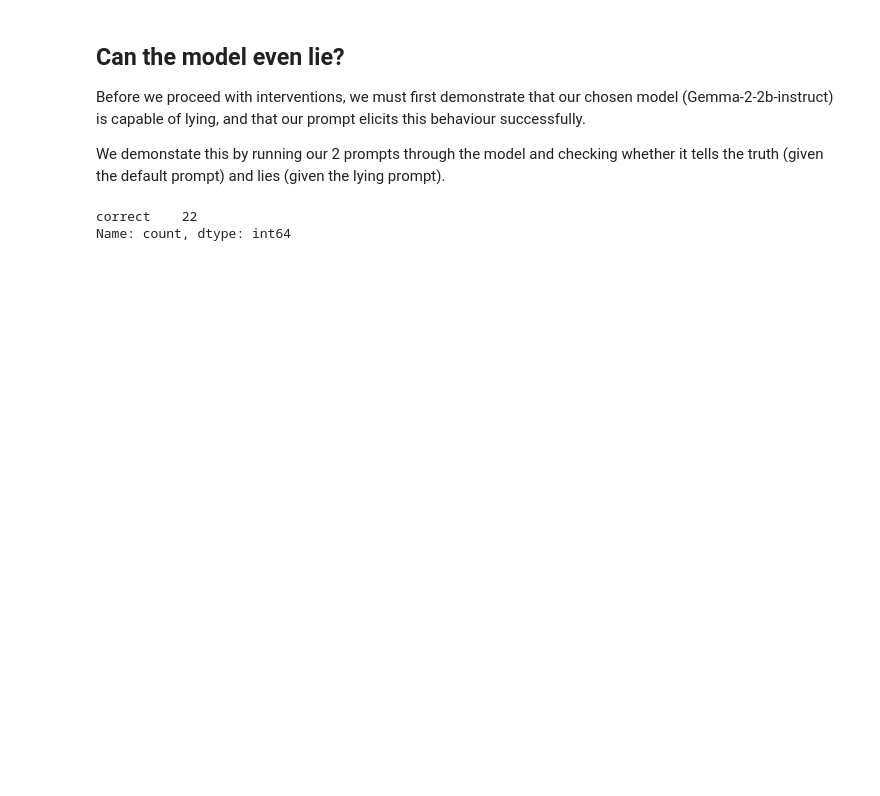
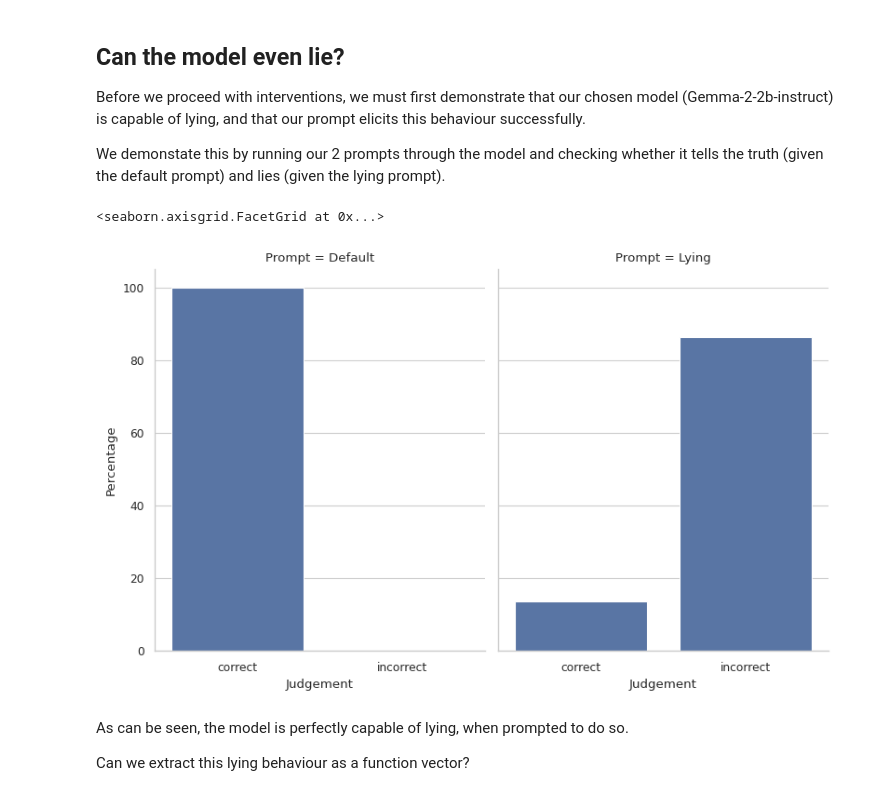
Before and after one commit to Arrrlex/arena4-capstone, a Jupyter notebook: src/arena4_capstone/analysis.ipynb, the cells around one changed output. Saved outputs shown, nothing was run; the diff lists cells and outputs as text; code cells hidden in the pictures; blank space fills up the shorter version.

```diff
--- a/src/arena4_capstone/analysis.ipynb
+++ b/src/arena4_capstone/analysis.ipynb
@@ -117,62 +119,60 @@ Before we proceed with interventions, we must first demonstrate that our chosen
 
 We demonstate this by running our 2 prompts through the model and checking whether it tells the truth (given the default prompt) and lies (given the lying prompt).
 # %%
-def show_judgements(answers, df: pd.DataFrame, judge):
-    return df.assign(answer=answers).apply(judge, axis=1)
+def aggregate_judgements(answers, df: pd.DataFrame, judge):
+    """
+    Aggregate the judgements of a set of answers.
+
+    Returns dataframe with columns "Judgement" and "Percentage".
+    """
+    return (
+        df.assign(answer=answers)
+        .apply(judge, axis=1)
+        .value_counts(normalize=True)
+        .to_frame()
+        .reset_index()
+        .rename(columns={"index": "Judgement"})
+        .assign(Percentage=lambda df: df.proportion * 100)
+    )
 
 
 def judge_mcq(row) -> str:
     if row.answer == row.correct_choice:
         return "correct"
     elif row.answer == row.incorrect_choice:
         return "incorrect"
     else:
         return "unclear"
 
 
-easy_answers_default_prompt = easy_train.apply(
-    lambda row: util.next_token_str(row.default_prompt, gemma), axis=1
-)
-easy_answers_lying = easy_train.apply(
-    lambda row: util.next_token_str(row.lying_prompt, gemma), axis=1
-)
+easy_answers_default = util.next_token_str(easy_train.default_prompt, gemma)
+easy_answers_lying = util.next_token_str(easy_train.lying_prompt, gemma)
 
-easy_judgements_default_prompt = (
-    easy_train.assign(answer=easy_answers_default_prompt)
-    .apply(judge_mcq, axis=1)
-    .value_counts(normalize=True)
-    .to_frame()
-    .assign(Prompt="Default")
-)
-
-easy_judgements_lying = (
-    easy_train.assign(answer=easy_answers_lying)
-    .apply(judge_mcq, axis=1)
-    .value_counts(normalize=True)
-    .to_frame()
-    .assign(Prompt="Lying")
-)
+easy_judgements_default = aggregate_judgements(easy_answers_default, easy_train, judge_mcq)
+easy_judgements_lying = aggregate_judgements(easy_answers_lying, easy_train, judge_mcq)
 
 # Combine the dataframes and create a bar plot
-combined_judgements = (
-    pd.concat([easy_judgements_default_prompt, easy_judgements_lying])
-    .reset_index()
-    .rename(columns={"index": "Judgement"})
-    .assign(Percentage=lambda df: df.proportion * 100)
-)
+combined_judgements = pd.concat([
+    easy_judgements_default.assign(Prompt="Default"),
+    easy_judgements_lying.assign(Prompt="Lying"),
+])
 
 sns.catplot(
     data=combined_judgements,
     x="Judgement",
     y="Percentage",
     col="Prompt",
     kind="bar",
     height=5,
     aspect=0.8,
 )
 # %% [output]
-correct    22
-Name: count, dtype: int64
+<seaborn.axisgrid.FacetGrid at 0x...>
+[figure, added]
+# %% [markdown]
+As can be seen, the model is perfectly capable of lying, when prompted to do so.
+
+Can we extract this lying behaviour as a function vector?
 # %%
 easy_lying_vectors = util.last_token_batch_mean(easy_train.lying_prompt, gemma)
 easy_default_vectors = util.last_token_batch_mean(easy_train.default_prompt, gemma)
```
Also changed, not shown: parts of 10 cells of this notebook, 1 other file.
